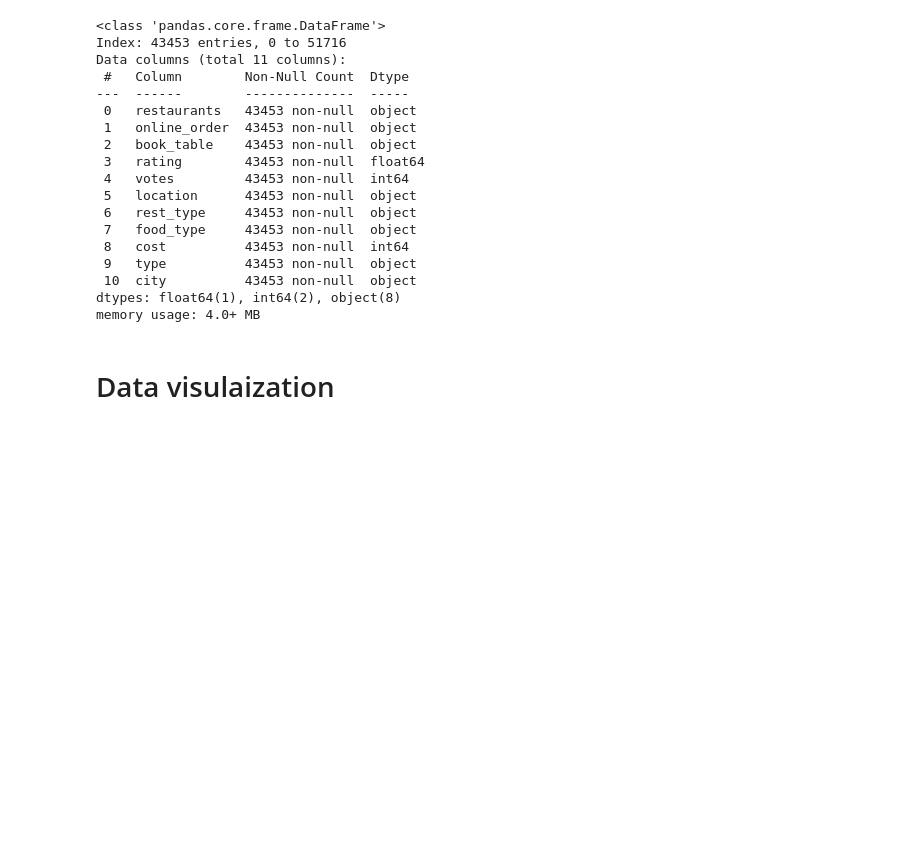
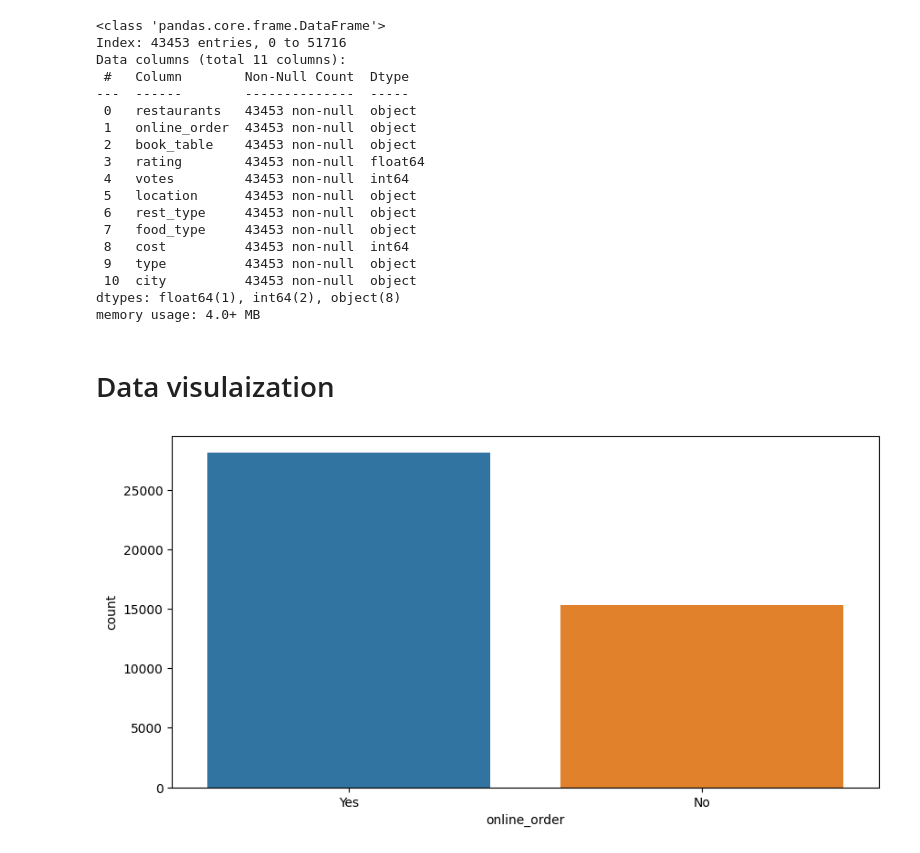
Before and after one commit to ksadia126/Zomato-reviews-EDA, a Jupyter notebook: zomato-reviews.ipynb, the cells around one changed output. Saved outputs shown, nothing was run; the diff lists cells and outputs as text; code cells hidden in the pictures; blank space fills up the shorter version.

Commit message:
Kaggle Notebook | Zomato Reviews  | added data visualization

```diff
--- a/zomato-reviews.ipynb
+++ b/zomato-reviews.ipynb
@@ -338,0 +344,6 @@ zmt.to_csv('./zomato_clean_data.csv')
+# %%
+plt.figure(figsize =(10,5))
+sns.countplot(x='online_order',data=zmt)
+plt.show()
+# %% [output]
+[figure, added]
```
Also changed, not shown: parts of 6 cells of this notebook.
